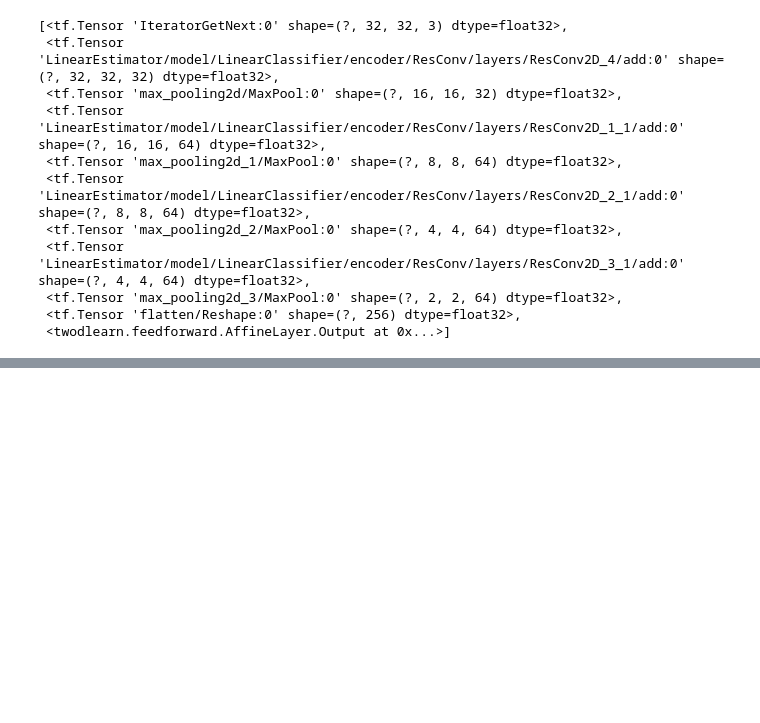
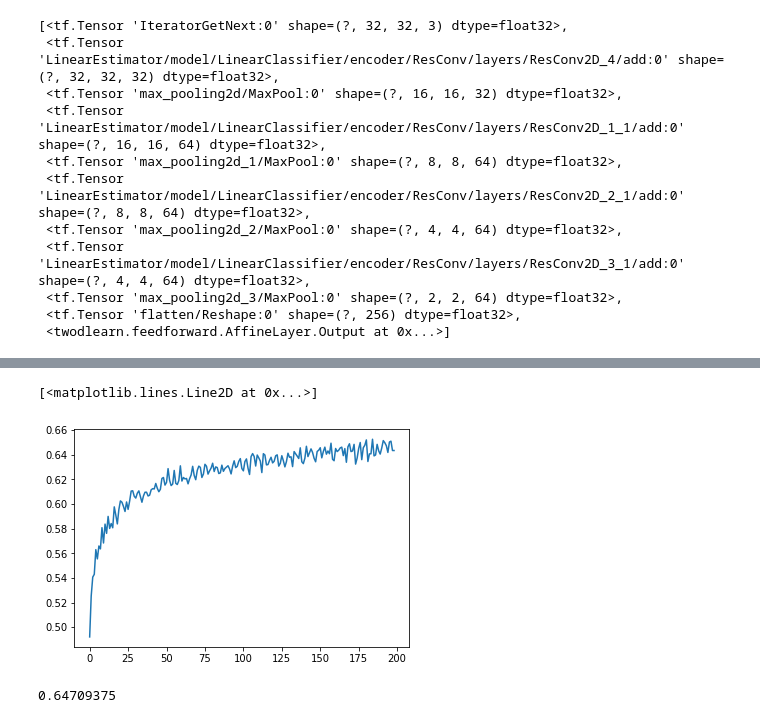
Before and after one commit to danmar3/AssociativeGAN, a Jupyter notebook: notebooks/Encoder.ipynb, the cells around one changed output, grey strips where cells are left out. Cells and saved outputs as stored; diff of their text form; code cells hidden in the pictures; blank space fills up the shorter version.

Commit message:
updated notebook for encoder

```diff
--- a/notebooks/Encoder.ipynb
+++ b/notebooks/Encoder.ipynb
@@ -101,0 +136,8 @@ plt.imshow((out['image'][7, ...]+1)/2)
+# %%
+remote = RemoteShare(model='wacgan')
+session_path = remote.download('session_20200604_0816_cifar10')
+# %%
+experiment = ExperimentWACGAN.restore_session(
+    session_path=session_path,
+    dataset_name='cifar10',
+    indicator='cifar10_test')
@@ -101,0 +161,41 @@ plt.imshow((out['image'][7, ...]+1)/2)
+# %%
+from acgan.model.encoder import CallWrapper, MlpEstimator
+
+encoder = CallWrapper(
+    model=experiment.model.encoder,
+    call_fn=lambda model, x: model(x).mean())
+#encoder = tdl.stacked.StackedLayers(
+#    layers=experiment.model.encoder.layers[:-2])
+
+estimator = MlpEstimator(
+    model={'n_classes': 10,
+           'units': [128],
+           'encoder': encoder},
+    loss={'value':'crossentropy', 'from_logits': True},
+    metrics={'metrics': ['accuracy'], 'from_logits': True},
+    optimizer={'learning_rate': 0.02}
+)
+estimator.compile(train_data['image'], train_data['label'])
+estimator.trainable_variables = tdl.core.get_trainable(
+    estimator.model.classifier)
+optim = estimator.get_optimizer(
+    train_data['image'], train_data['label'],
+    progress={'reset_multiplier': 3.0})
+# %%
+optim.run(n_steps=10000)
+# %%
+import matplotlib.pyplot as plt
+# plt.plot(optim.metrics['loss'].as_numpy())
+plt.plot(optim.metrics['acc'].as_numpy())
+# %% [output]
+[<matplotlib.lines.Line2D at 0x...>]
+[figure, added]
+# %%
+acc = list()
+for i in range(500):
+    valid = sess.run(valid_data)
+    results = estimator.evaluate(inputs=valid['image'], labels=valid['label'])
+    acc.append(results['metrics']['acc'])
+sum(acc)/len(acc)
+# %% [output]
+0.64709375
```
Also changed, not shown: parts of 34 cells of this notebook.
